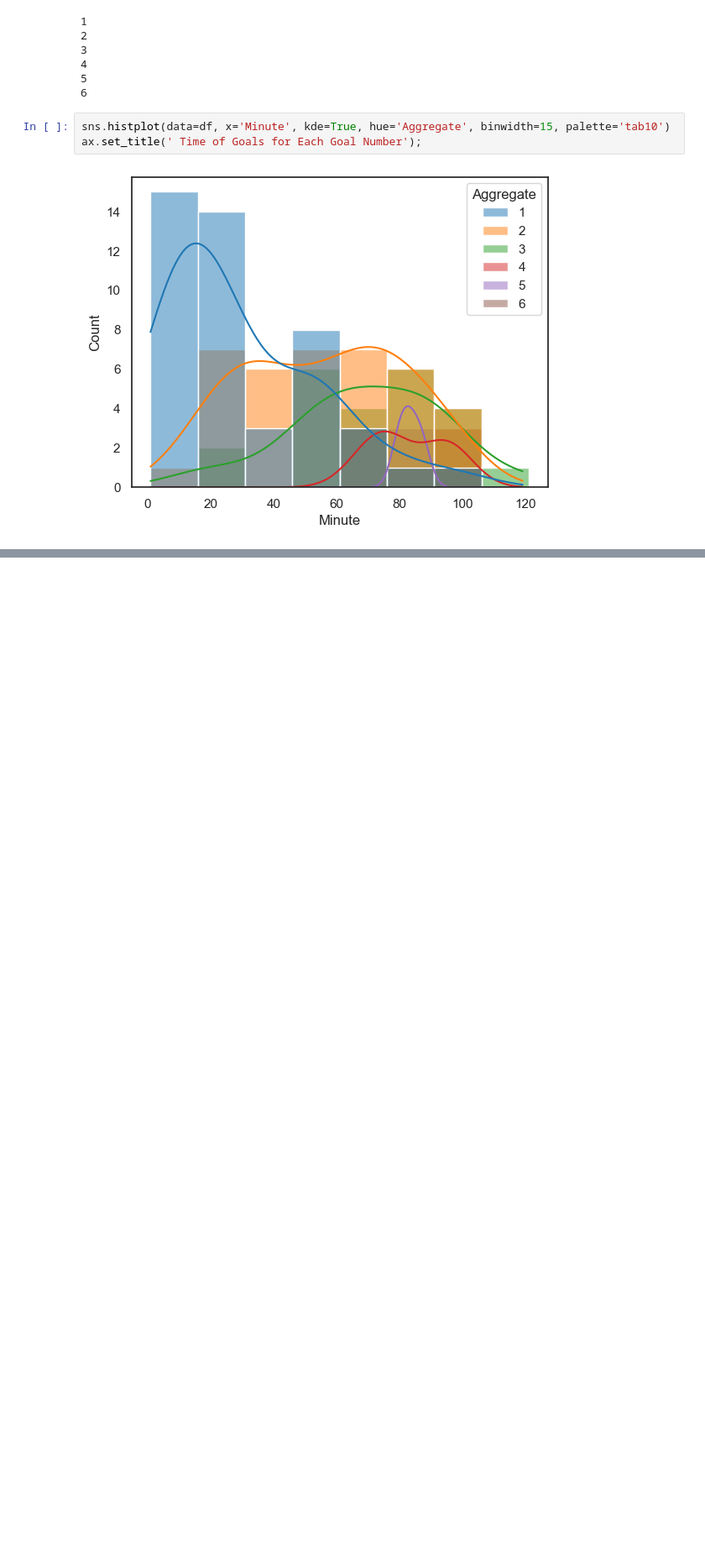
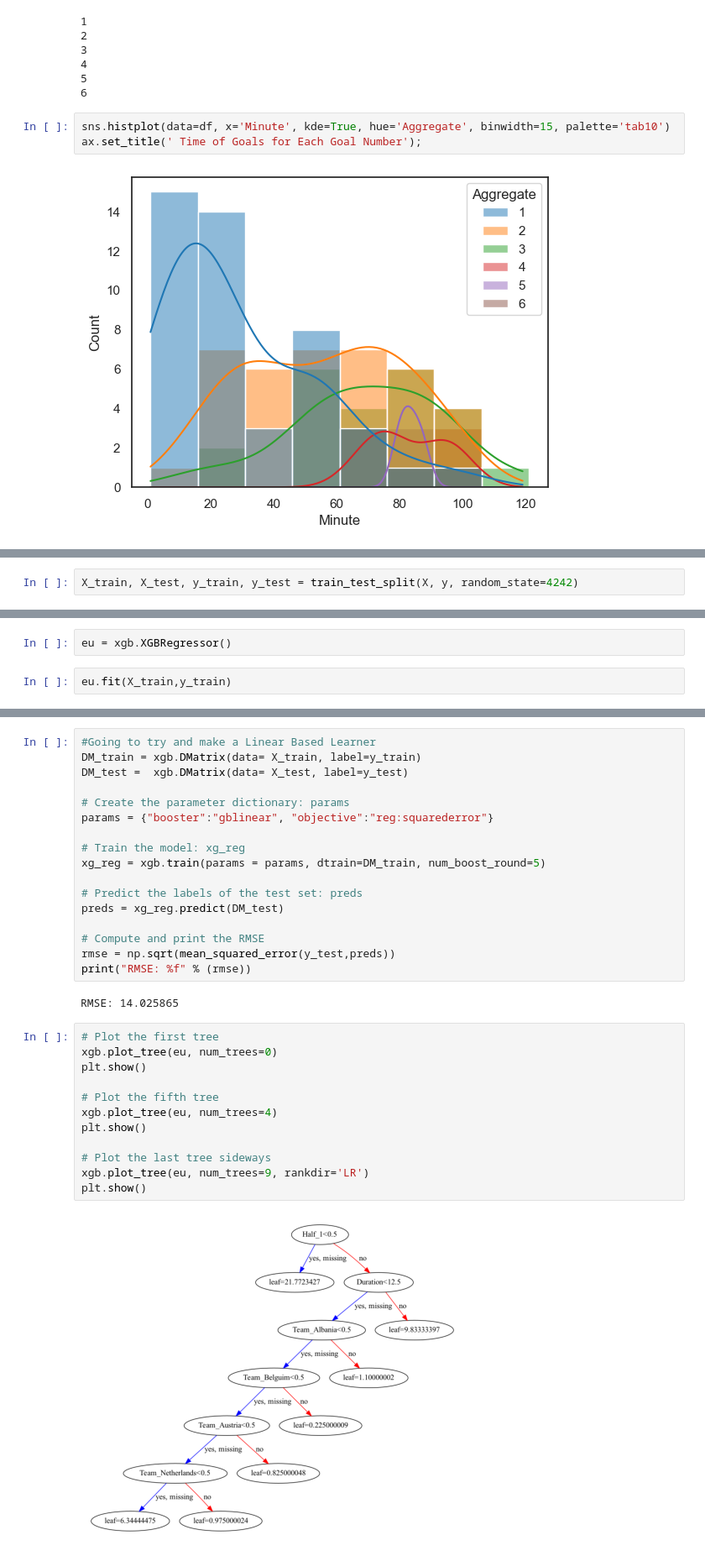
Before and after one commit to abigwind/Example-Work, a Jupyter notebook: Euros/Euros2024.ipynb, the cells around one changed output, grey strips where cells are left out. Shown: that part at 84% size. Cells and saved outputs as stored; diff of their text form; blank space fills up the shorter version.

Commit message:
Second commit
We've got a XGB model moving!

```diff
--- a/Euros/Euros2024.ipynb
+++ b/Euros/Euros2024.ipynb
@@ -236,0 +292,2 @@ IndexError: index 5 is out of bounds for axis 0 with size 5
+# %%
+X_train, X_test, y_train, y_test = train_test_split(X, y, random_state=4242)
@@ -236,0 +296,4 @@ IndexError: index 5 is out of bounds for axis 0 with size 5
+# %%
+eu = xgb.XGBRegressor()
+# %%
+eu.fit(X_train,y_train)
@@ -236,0 +321,33 @@ IndexError: index 5 is out of bounds for axis 0 with size 5
+# %%
+#Going to try and make a Linear Based Learner
+DM_train = xgb.DMatrix(data= X_train, label=y_train)
+DM_test =  xgb.DMatrix(data= X_test, label=y_test)
+
+# Create the parameter dictionary: params
+params = {"booster":"gblinear", "objective":"reg:squarederror"}
+
+# Train the model: xg_reg
+xg_reg = xgb.train(params = params, dtrain=DM_train, num_boost_round=5)
+
+# Predict the labels of the test set: preds
+preds = xg_reg.predict(DM_test)
+
+# Compute and print the RMSE
+rmse = np.sqrt(mean_squared_error(y_test,preds))
+print("RMSE: %f" % (rmse))
+# %% [output]
+RMSE: 14.025865
+# %%
+# Plot the first tree
+xgb.plot_tree(eu, num_trees=0)
+plt.show()
+
+# Plot the fifth tree
+xgb.plot_tree(eu, num_trees=4)
+plt.show()
+
+# Plot the last tree sideways
+xgb.plot_tree(eu, num_trees=9, rankdir='LR')
+plt.show()
+# %% [output]
+[figure, added]
```
Also changed, not shown: parts of 32 cells of this notebook.
